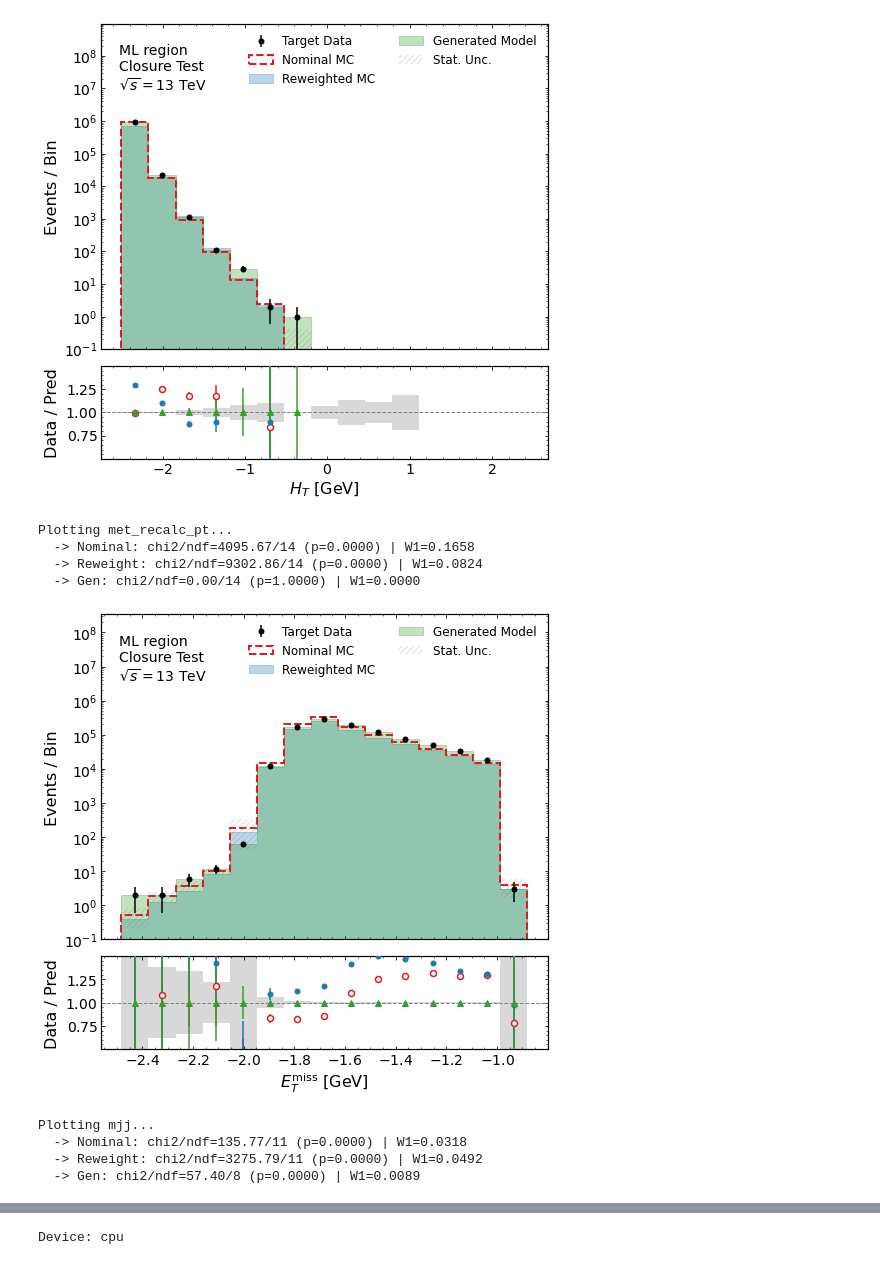
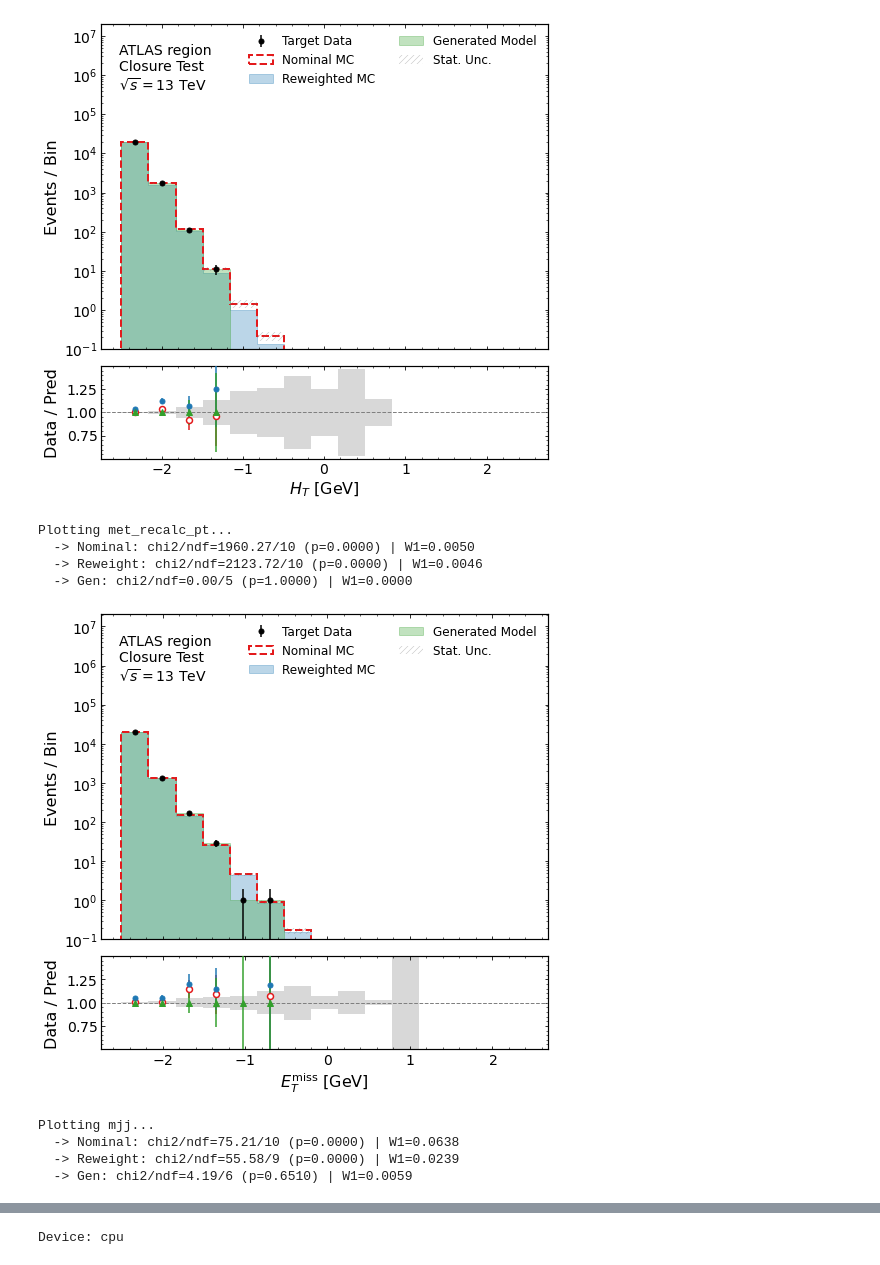
Before and after one commit to sherkaicode/Non-Resonant-AD, a Jupyter notebook: 4_NRAD_CWOLA_CR.ipynb, the cells around one changed output, grey strips where cells are left out. Saved outputs shown, nothing was run; the diff lists cells and outputs as text; code cells hidden in the pictures.

```diff
--- a/4_NRAD_CWOLA_CR.ipynb
+++ b/4_NRAD_CWOLA_CR.ipynb
@@ -236,7 +236,7 @@ def plot_closure(region_name: str, df_mc: pl.DataFrame, df_gen: pl.DataFrame, df
     plt.close(fig)
 # %%
 # Define the region/selection corresponding to your saved parquet files
-selection = "ML"
+selection = "ATLAS"
 
 print(f"Loading events for {selection}...")
 try:
@@ -323,10 +323,10 @@ Plotting ht...
-[figure, old version]
+[figure, new version]
 Plotting met_recalc_pt...
-  -> Nominal: chi2/ndf=4095.67/14 (p=0.0000) | W1=0.1658
-  -> Reweight: chi2/ndf=9302.86/14 (p=0.0000) | W1=0.0824
-  -> Gen: chi2/ndf=0.00/14 (p=1.0000) | W1=0.0000
+  -> Nominal: chi2/ndf=1960.27/10 (p=0.0000) | W1=0.0050
+  -> Reweight: chi2/ndf=2123.72/10 (p=0.0000) | W1=0.0046
+  -> Gen: chi2/ndf=0.00/5 (p=1.0000) | W1=0.0000
-[figure, old version]
+[figure, new version]
 Plotting mjj...
-  -> Nominal: chi2/ndf=135.77/11 (p=0.0000) | W1=0.0318
-  -> Reweight: chi2/ndf=3275.79/11 (p=0.0000) | W1=0.0492
-  -> Gen: chi2/ndf=57.40/8 (p=0.0000) | W1=0.0089
+  -> Nominal: chi2/ndf=75.21/10 (p=0.0000) | W1=0.0638
+  -> Reweight: chi2/ndf=55.58/9 (p=0.0000) | W1=0.0239
+  -> Gen: chi2/ndf=4.19/6 (p=0.6510) | W1=0.0059
```
Also changed, not shown: parts of 3 cells of this notebook, 53 other files.
